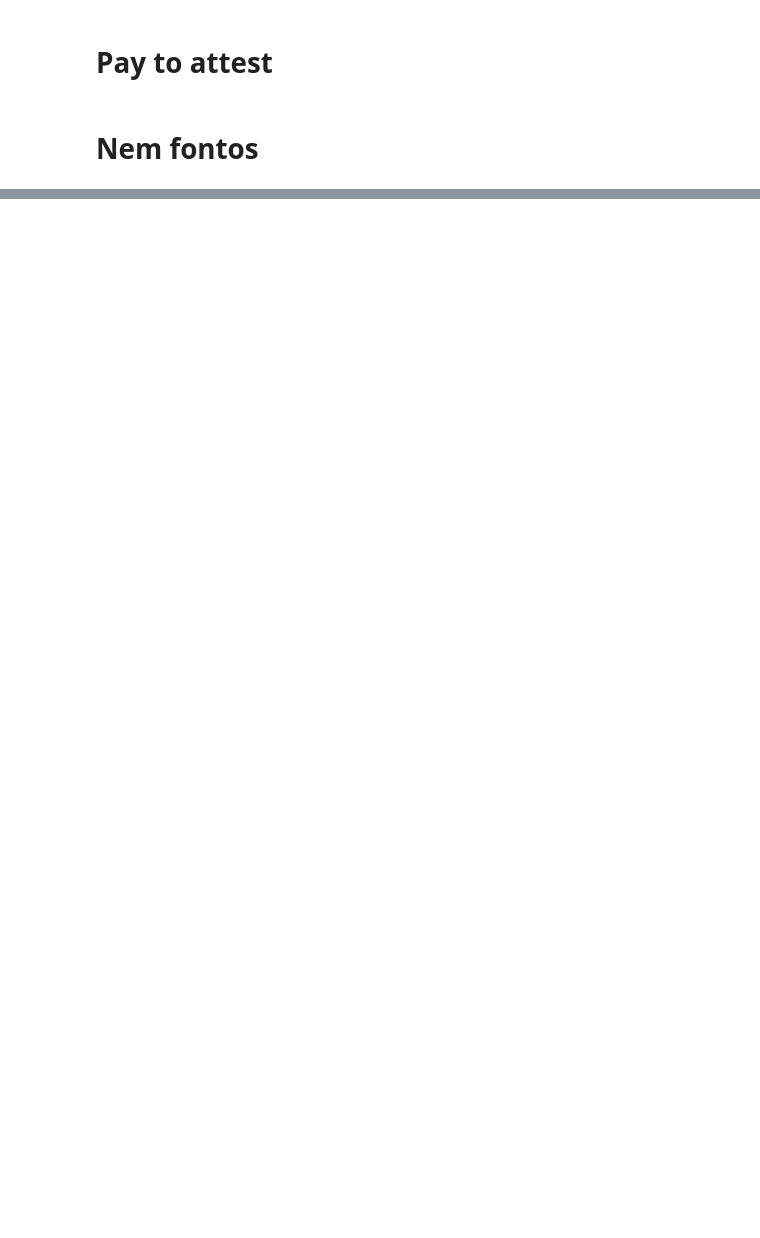
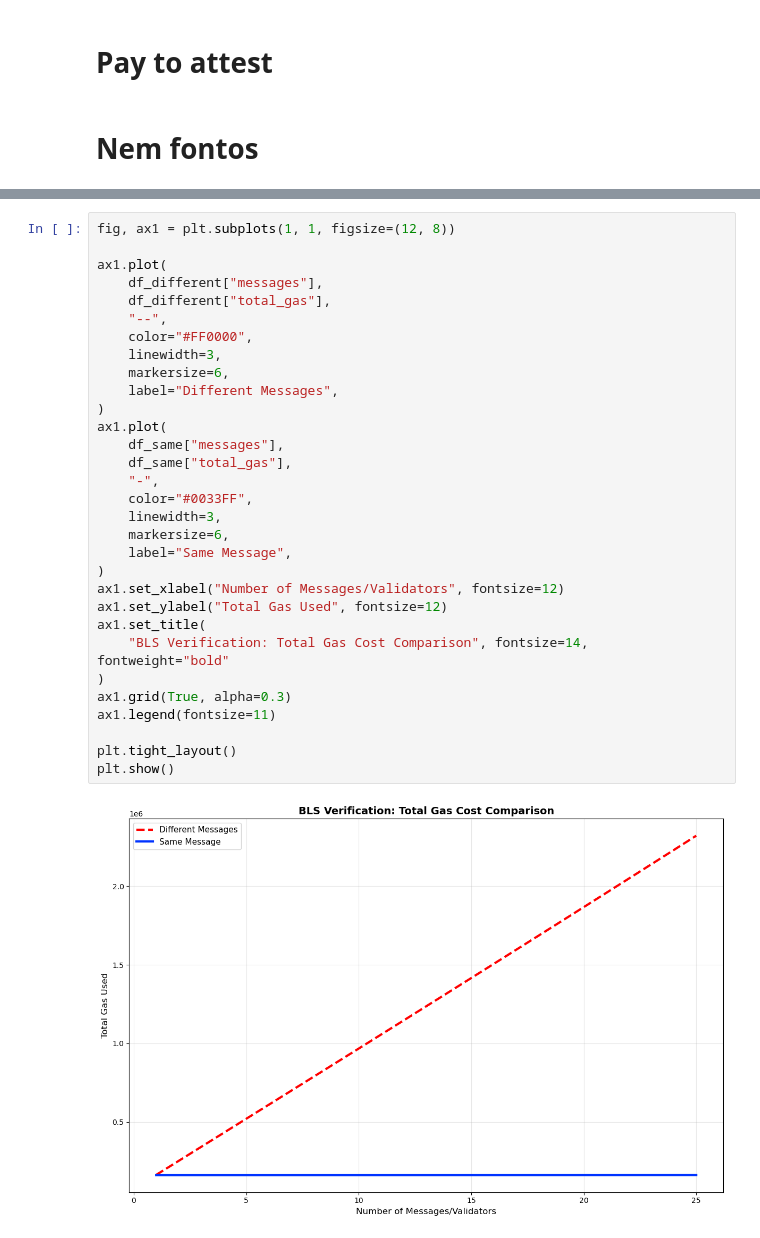
Before and after one commit to 0xSooki/bribery-zoo, a Jupyter notebook: Figures/playground.ipynb, the cells around one changed output, grey strips where cells are left out. Saved outputs shown, nothing was run; the diff lists cells and outputs as text; blank space fills up the shorter version.

Commit message:
add BLS verification gas measurements

```diff
--- a/Figures/playground.ipynb
+++ b/Figures/playground.ipynb
@@ -935,0 +1180,33 @@ generate_dynamic_heatmaps(alpha=0.3, ps=0.7, delta=0.8, time_value=0.2)
+# %%
+fig, ax1 = plt.subplots(1, 1, figsize=(12, 8))
+
+ax1.plot(
+    df_different["messages"],
+    df_different["total_gas"],
+    "--",
+    color="#FF0000",
+    linewidth=3,
+    markersize=6,
+    label="Different Messages",
+)
+ax1.plot(
+    df_same["messages"],
+    df_same["total_gas"],
+    "-",
+    color="#0033FF",
+    linewidth=3,
+    markersize=6,
+    label="Same Message",
+)
+ax1.set_xlabel("Number of Messages/Validators", fontsize=12)
+ax1.set_ylabel("Total Gas Used", fontsize=12)
+ax1.set_title(
+    "BLS Verification: Total Gas Cost Comparison", fontsize=14, fontweight="bold"
+)
+ax1.grid(True, alpha=0.3)
+ax1.legend(fontsize=11)
+
+plt.tight_layout()
+plt.show()
+# %% [output]
+[figure, added]
```
Also changed, not shown: parts of 33 cells of this notebook, 1 other file.
